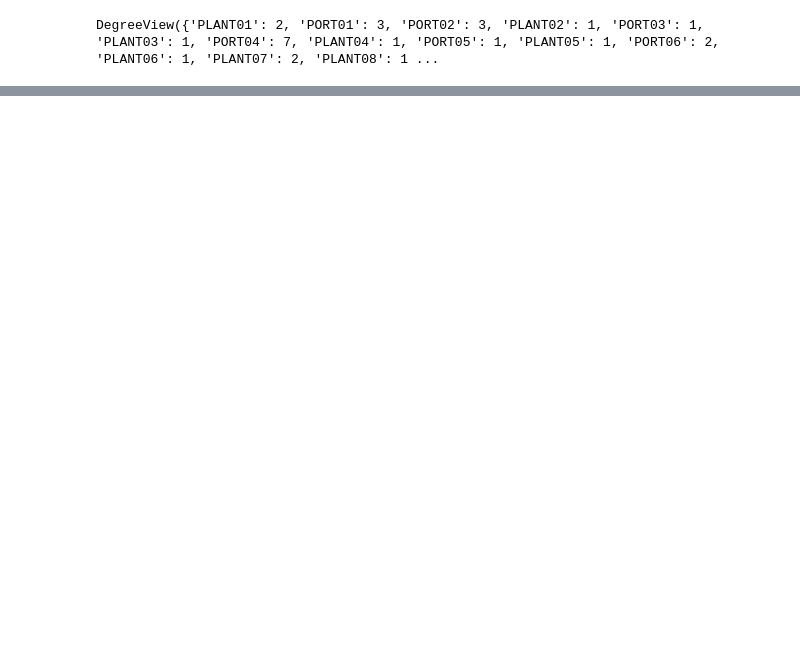
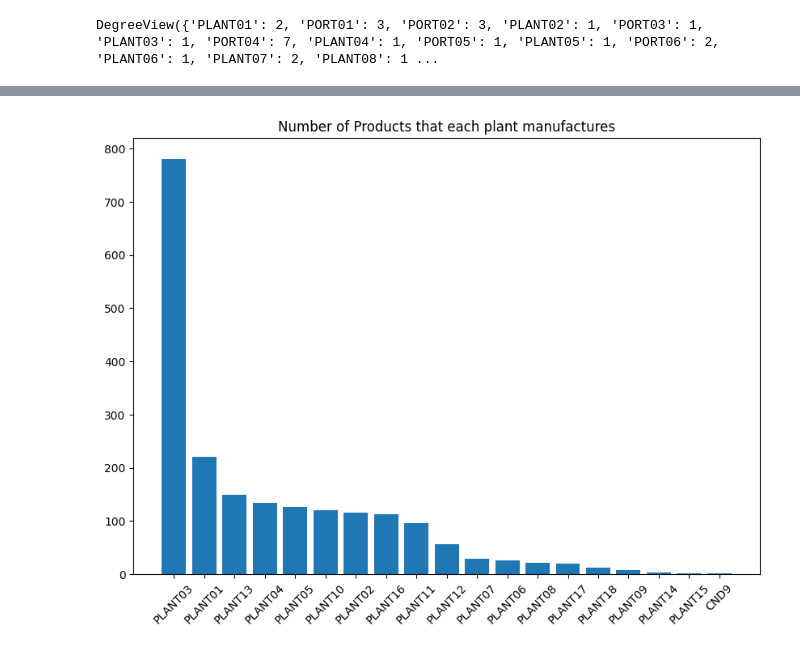
Before and after one commit to ram-polisetti/DataScience, a Jupyter notebook: Supplychain Projects/routing-optmization.ipynb, the cells around one changed output, grey strips where cells are left out. Drawn from its saved outputs; the diff is of its cells as text; code cells hidden in the pictures; blank space fills up the shorter version.

```diff
--- a/Supplychain Projects/routing-optmization.ipynb
+++ b/Supplychain Projects/routing-optmization.ipynb
@@ -217,0 +483,11 @@ plt.show()
+# %%
+fig, ax = plt.subplots(1,1, figsize=(10,7))
+plt.xticks(rotation=45)
+plant_counts = pd.DataFrame(products_per_plant["plant_code"].value_counts().reset_index())
+plant_counts.columns = ['plant_code', 'count']
+ax.bar(plant_counts['plant_code'], plant_counts['count'])
+
+plt.title("Number of Products that each plant manufactures")
+plt.show()
+# %% [output]
+[figure, added]
```
Also changed, not shown: parts of 32 cells of this notebook, 1 other file.
